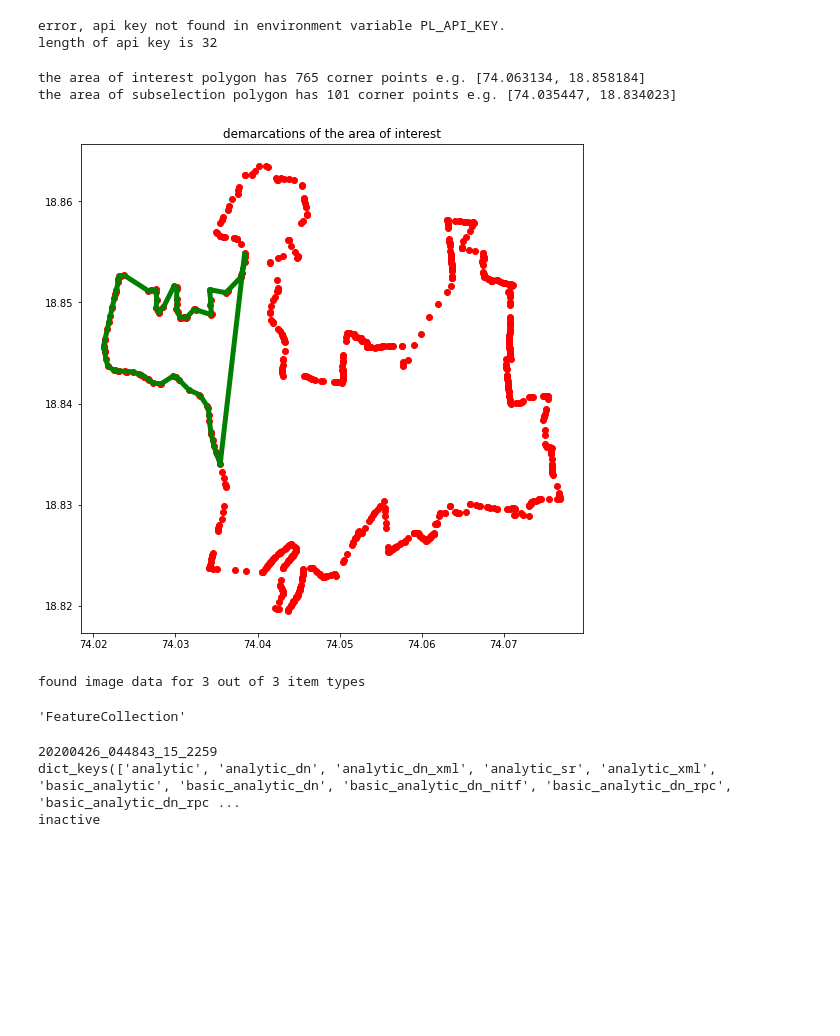
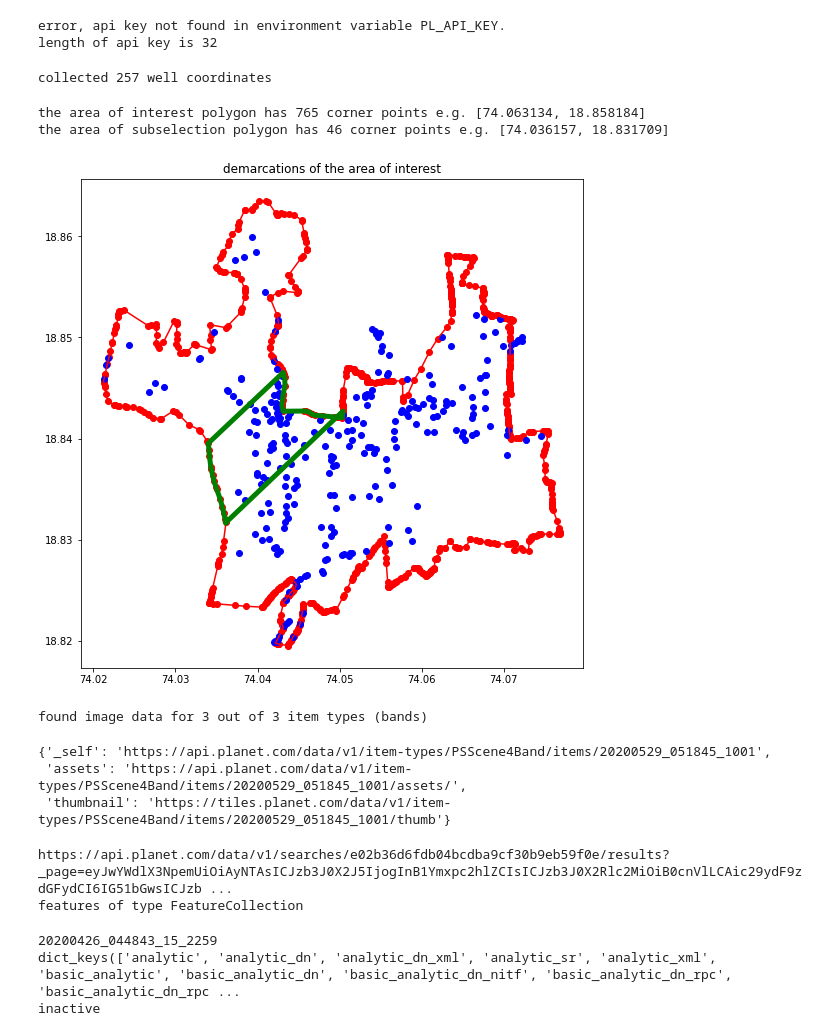
Before and after one commit to oh-data-sci/planet_hackathon, a Jupyter notebook: download_aoi_from_geojson.ipynb, the cells around one changed output. Cells and saved outputs as stored; diff of their text form; code cells hidden in the pictures; blank space fills up the shorter version.

```diff
--- a/download_aoi_from_geojson.ipynb
+++ b/download_aoi_from_geojson.ipynb
@@ -98,25 +100,50 @@ client = api.ClientV1(api_key=PLANET_API_KEY)
 # %% [output]
 error, api key not found in environment variable PL_API_KEY.
 length of api key is 32
+# %%
+filepath_aoi  = 'data/pabal-AOI.kml'
+filepath_well = 'data/Pabal-Wells.kml'
+
+tree = ET.parse(filepath_well)
+root = tree.getroot()
+well_coordinates = []
+for elem in root:
+    for subelem in elem:
+        if subelem.tag == '{http://www.opengis.net/kml/2.2}Placemark':
+            for subsubelem in subelem:
+                if subsubelem.tag == '{http://www.opengis.net/kml/2.2}Point':
+#                     print(subsubelem.tag, subsubelem.attrib, subsubelem.items())
+                    for subsubsubelem in subsubelem:
+#                         print('tag =', subsubsubelem.tag, 'attrib=', subsubsubelem.attrib, subsubsubelem.items(), subsubsubelem.text )
+                        coords = [float(num_str) for num_str in subsubsubelem.text.split(',')]
+                        well_coordinates.append([coords[0], coords[1]]) # lat lon only. discard z coordinate.
+print('collected', len(well_coordinates), 'well coordinates')
+# well_coordinates
+# %% [output]
+collected 257 well coordinates
 # %%
 path_to_polygons = 'data/pabal.geojson' # polygon describing area of interest
 with open(path_to_polygons) as f:
     gj = geojson.load(f)
 # features = gj['features'][0]
 points = gj['features'][0]['geometry']['coordinates'][0]
 
-selected_points = points[460:560]
+selected_points = points[455:470]
+selected_points += points[640:670]
 selected_points.append(selected_points[0])
 print('the area of interest polygon has', len(points), 'corner points e.g.', points[0])
 print('the area of subselection polygon has', len(selected_points), 'corner points e.g.', selected_points[0])
 
 plt.figure(figsize=(9,9))
 plt.scatter(x=[pt[0] for pt in points], y=[pt[1] for pt in points], color='red')
+plt.plot([pt[0] for pt in points], [pt[1] for pt in points], color='red')
+plt.scatter(x=[pt[0] for pt in well_coordinates], y=[pt[1] for pt in well_coordinates], color='blue')
 plt.plot([pt[0] for pt in selected_points], [pt[1] for pt in selected_points], lw=5, color='green')
+
 plt.title('demarcations of the area of interest')
 plt.show()
 # %% [output]
 the area of interest polygon has 765 corner points e.g. [74.063134, 18.858184]
-the area of subselection polygon has 101 corner points e.g. [74.035447, 18.834023]
+the area of subselection polygon has 46 corner points e.g. [74.036157, 18.831709]
-[figure, old version]
+[figure, new version]
 # %%
@@ -181,14 +208,36 @@ for item_type in item_types:
     except:
         print('item type', item_type, 'is not available')
 
-print('found image data for', len(result_dict.keys()), 'out of', len(item_types), 'item types')
+print('found image data for', len(result_dict.keys()), 'out of', len(item_types), 'item types (bands)')
 # %% [output]
-found image data for 3 out of 3 item types
+found image data for 3 out of 3 item types (bands)
-# %%
-features = result_dict[item_types[0]].get()
-features.get('type')
-# %% [output]
-'FeatureCollection'
+# %%
+next_url = result_dict[item_types[2]].get().get('_links').get('_next')
+# get the asset url for each result returned
+len(result_dict[item_types[0]].get().get('features'))
+feature = result_dict[item_types[0]].get().get('features')[0]
+feature.get('_links')
+# %% [output]
+{'_self': 'https://api.planet.com/data/v1/item-types/PSScene4Band/items/20200529_051845_1001',
+ 'assets': 'https://api.planet.com/data/v1/item-types/PSScene4Band/items/20200529_051845_1001/assets/',
+ 'thumbnail': 'https://tiles.planet.com/data/v1/item-types/PSScene4Band/items/20200529_051845_1001/thumb'}
+# %%
+features = result_dict[item_types[0]].get()
+links = features.get('_links')
+print(links.get('_self'))
+# for link in links:
+#     print(link, link.get('_self'))
+print('features of type', features.get('type'))
+# for feature in features.get('features'):
+#     print('keys', feature.keys())
+#     feature_id = feature.get('id')
+#     if 'assets.analytic:download' in feature.get('_permissions'):
+#         print(feature_id, 'can be downloaded:', feature.get('geometry'))
+#     else:
+#         print('booo!')
+# %% [output]
+https://api.planet.com/data/v1/searches/e02b36d6fdb04bcdba9cf30b9eb59f0e/results?_page=eyJwYWdlX3NpemUiOiAyNTAsICJzb3J0X2J5IjogInB1Ymxpc2hlZCIsICJzb3J0X2Rlc2MiOiB0cnVlLCAic29ydF9zdGFydCI6IG51bGwsICJzb ...
+features of type FeatureCollection
 # %%
 pabal_ids = [
 #     "20200520_051902_1032",
```
Also changed, not shown: parts of 4 cells of this notebook, 3 other files.
